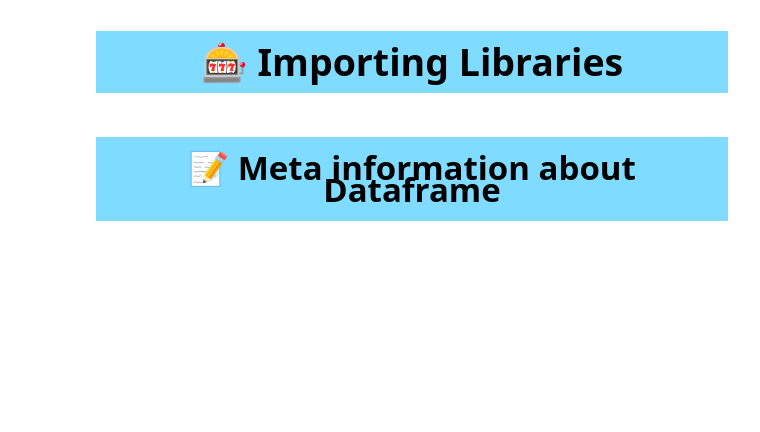
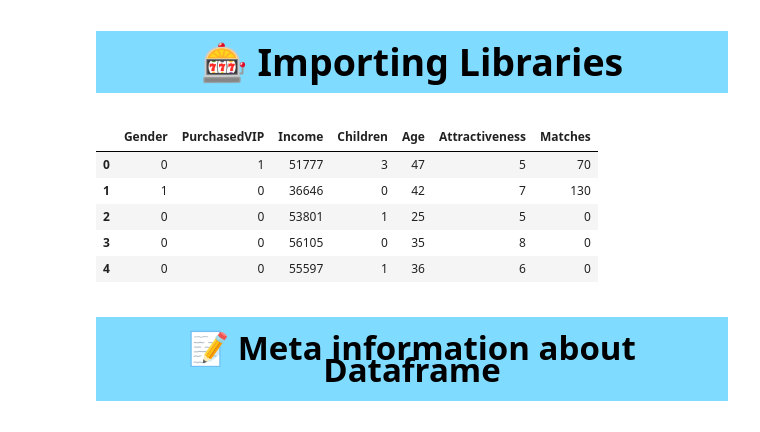
Before and after one commit to Anxile/Paloma_LLM, a Jupyter notebook: Advanced_Notebook_for_Dating_Matches_Prediction.ipynb, the cells around one changed output. Cells and saved outputs as stored; diff of their text form; code cells hidden in the pictures; blank space fills up the shorter version.

```diff
--- a/Advanced_Notebook_for_Dating_Matches_Prediction.ipynb
+++ b/Advanced_Notebook_for_Dating_Matches_Prediction.ipynb
@@ -153,8 +157,15 @@ from plotly import tools
 %matplotlib inline
 # %%
 #Load the dataset and check the data head.
-df=pd.read_csv("/kaggle/input/predict-online-dating-matches-dataset/Online_Dating_Behavior_Dataset.csv")
+df=pd.read_csv("/content/Online_Dating_Behavior_Dataset.csv")
 df.head()
+# %% [output]
+|  | Gender | PurchasedVIP | Income | Children | Age | Attractiveness | Matches |
+| 0 | 0 | 1 | 51777 | 3 | 47 | 5 | 70 |
+| 1 | 1 | 0 | 36646 | 0 | 42 | 7 | 130 |
+| 2 | 0 | 0 | 53801 | 1 | 25 | 5 | 0 |
+| 3 | 0 | 0 | 56105 | 0 | 35 | 8 | 0 |
+| 4 | 0 | 0 | 55597 | 1 | 36 | 6 | 0 |
 # %% [markdown]
 <a id="2"></a>
 <div class="list-group" id="1" role="tablist">
```
Also changed, not shown: parts of 13 cells of this notebook.
